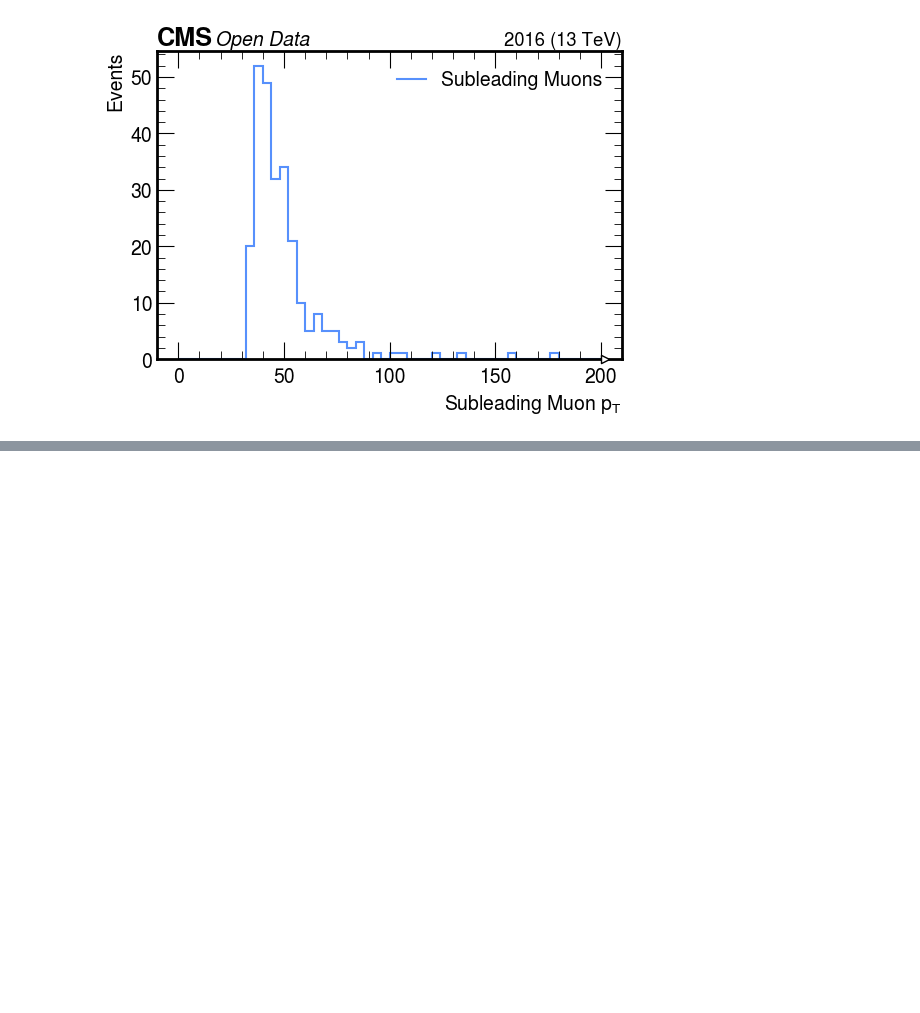
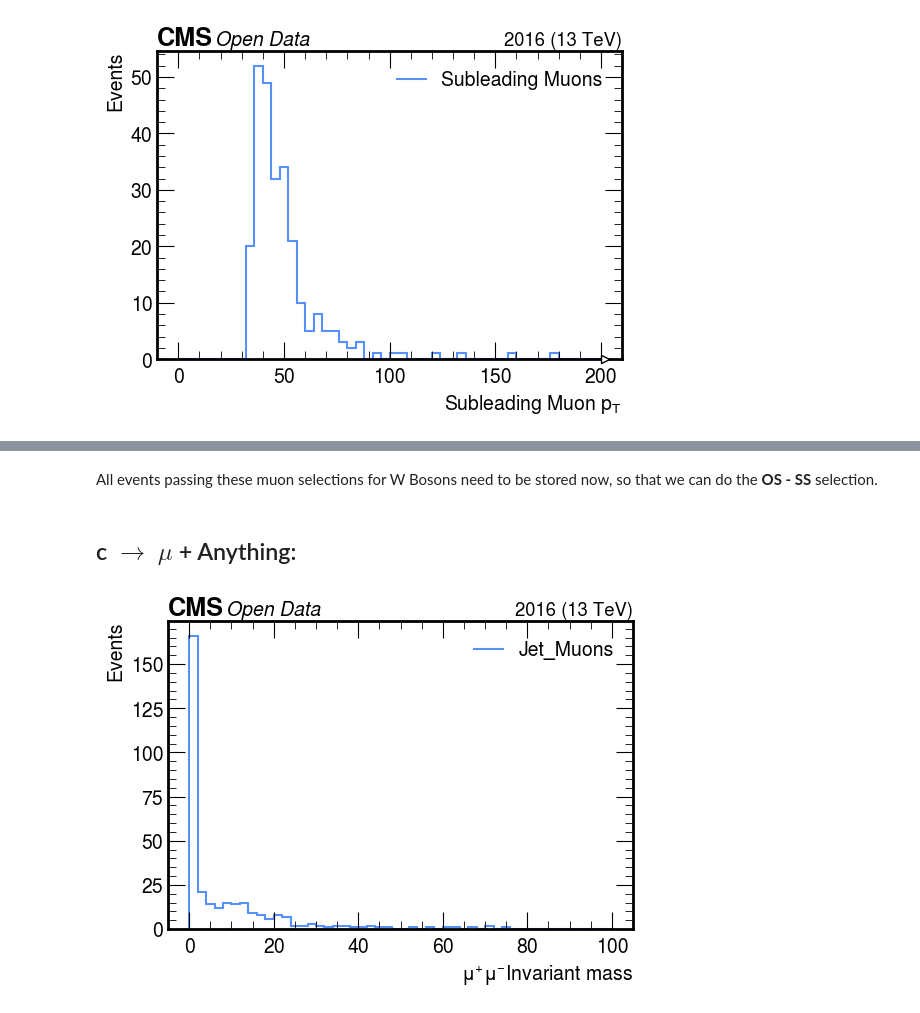
Before and after one commit to xondikoi03/charmTaggingAnalysis, a Jupyter notebook: Coffea/notebooks/charmAnalysis.ipynb, the cells around one changed output, grey strips where cells are left out. Saved outputs shown, nothing was run; the diff lists cells and outputs as text; code cells hidden in the pictures; blank space fills up the shorter version.

```diff
--- a/Coffea/notebooks/charmAnalysis.ipynb
+++ b/Coffea/notebooks/charmAnalysis.ipynb
@@ -20,6 +20,8 @@ from matplotlib import pyplot as plt
 events = NanoEventsFactory.from_root(
     {"../../datasets/nano106X_on_mini106X_2017_mc_NANOAOD_W1Jets_to_LNu_250K.root": "Events"},
     schemaclass=NanoAODSchema,
+    metadata={"dataset":"WJets"},
+    mode="dask"
 ).events()
 events
 # %% [output]
@@ -235,0 +245,4 @@ WBos_Mu = fMuons
+# %% [markdown]
+All events passing these muon selections for W Bosons need to be stored now, so that we can do the **OS - SS** selection.
+# %% [markdown]
+## c $\rightarrow$ $\mu$ + Anything:
@@ -235,0 +252,28 @@ WBos_Mu = fMuons
+# %%
+# Muon Selection Cuts:
+Muon_PassCuts = (
+    (abs(RecoMuons.eta) < 2.4) &
+    (RecoMuons.pt < 25) &
+    (abs(RecoMuons.pfRelIso04_all) > 0.2) &
+    (RecoMuons.jetIdx >= 0)
+)
+Jet_Muons = RecoMuons[Muon_PassCuts]
+# %%
+Jet_Muons_Padded = dak.pad_none(Jet_Muons, 2, axis=1)
+valid_mask = ~dak.is_none(Jet_Muons_Padded[:,0]) & ~dak.is_none(Jet_Muons_Padded[:,1])
+dimuon_events = Jet_Muons_Padded[valid_mask]
+
+# Dimuon mass:
+dimuon_mass = (dimuon_events[:,0] + dimuon_events[:,1]).mass
+# %%
+make_hist(
+    dimuon_mass,
+    50, 0, 100,
+    "$\\mu^{+} \\mu^{-}$Invariant mass",
+    "Events",
+    "Jet_Muons",
+    fname=None,
+    logy=False
+)
+# %% [output]
+[figure, added]
```
Also changed, not shown: parts of 10 cells of this notebook, 2 other files.
